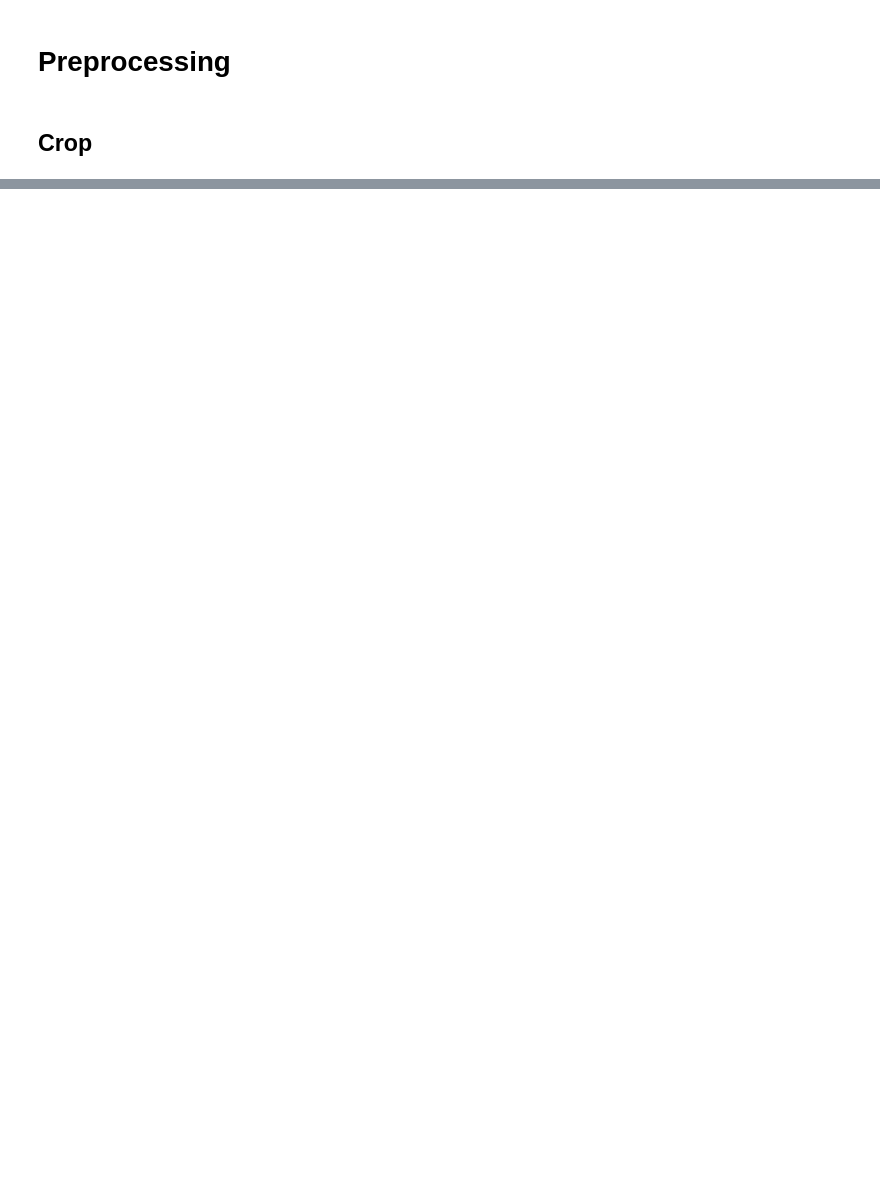
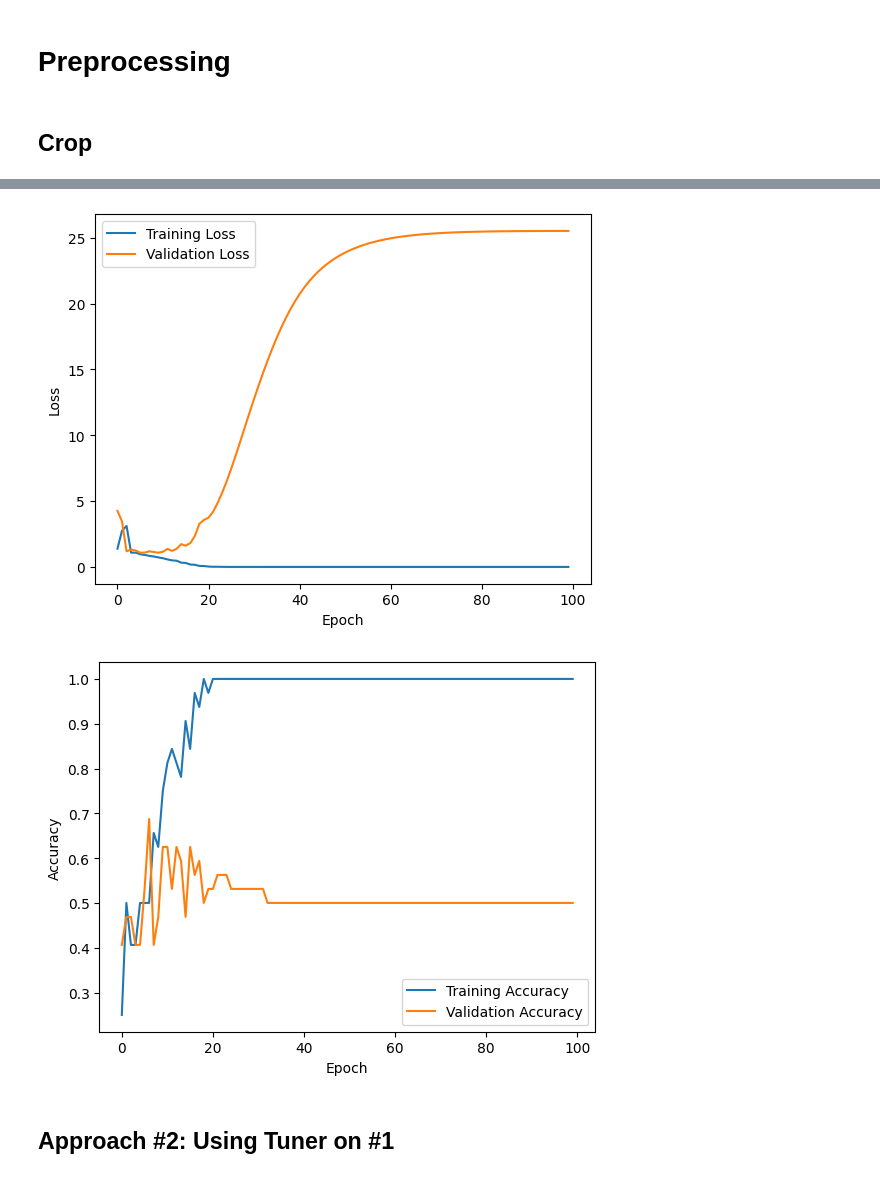
Before and after one commit to Yiju-Li/CSE151A_group_project, a Jupyter notebook: notesbooks/CSE151a_project.ipynb, the cells around one changed output, grey strips where cells are left out. Cells and saved outputs as stored; diff of their text form; code cells hidden in the pictures; blank space fills up the shorter version.

```diff
--- a/notesbooks/CSE151a_project.ipynb
+++ b/notesbooks/CSE151a_project.ipynb
@@ -171,0 +214,2 @@ plot_example_images(image_paths, labels, class_distribution)
+# %%
+train_images, train_labels = load_data('/content/Dataset - train+val+test/train')
@@ -171,0 +222,3 @@ plot_example_images(image_paths, labels, class_distribution)
+# %%
+val_images, val_labels = load_data('/content/Dataset - train+val+test/val')
+test_images, test_labels = load_data('/content/Dataset - train+val+test/test')
@@ -171,0 +253,10 @@ plot_example_images(image_paths, labels, class_distribution)
+# %%
+model = create_model()
+
+# Train the model on GPU
+with tf.device('/GPU:0'):
+    history = model.fit(
+        train_images, train_labels,
+        epochs=100,
+        validation_data=(val_images, val_labels)
+)
@@ -171,0 +287,21 @@ plot_example_images(image_paths, labels, class_distribution)
+# %%
+train_loss, train_acc = model.evaluate(train_images, train_labels)
+print(f'Training accuracy: {train_acc}, Training loss: {train_loss}')
+
+test_loss, test_acc = model.evaluate(test_images, test_labels)
+print(f'Test accuracy: {test_acc}, Test loss: {test_loss}')
+
+plt.plot(history.history['loss'], label='Training Loss')
+plt.plot(history.history['val_loss'], label='Validation Loss')
+plt.xlabel('Epoch')
+plt.ylabel('Loss')
+plt.legend()
+plt.show()
+
+plt.plot(history.history['accuracy'], label='Training Accuracy')
+plt.plot(history.history['val_accuracy'], label='Validation Accuracy')
+plt.xlabel('Epoch')
+plt.ylabel('Accuracy')
+plt.legend()
+plt.show()
+# %% [output]
@@ -171,0 +312,4 @@ plot_example_images(image_paths, labels, class_distribution)
+[figure, added]
+[figure, added]
+# %% [markdown]
+## Approach #2: Using Tuner on #1
```
Also changed, not shown: parts of 23 cells of this notebook, 2 other files.
